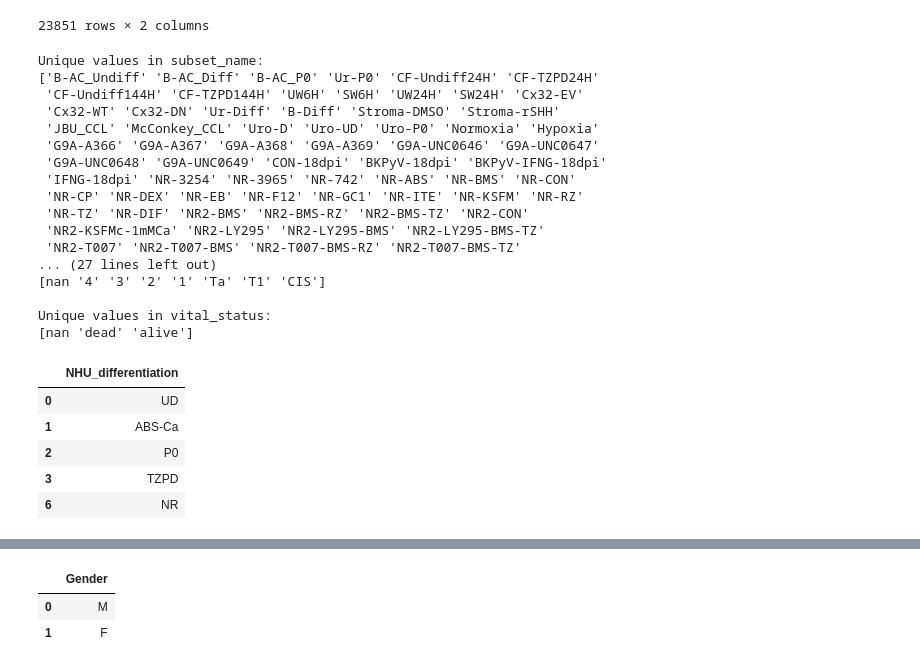
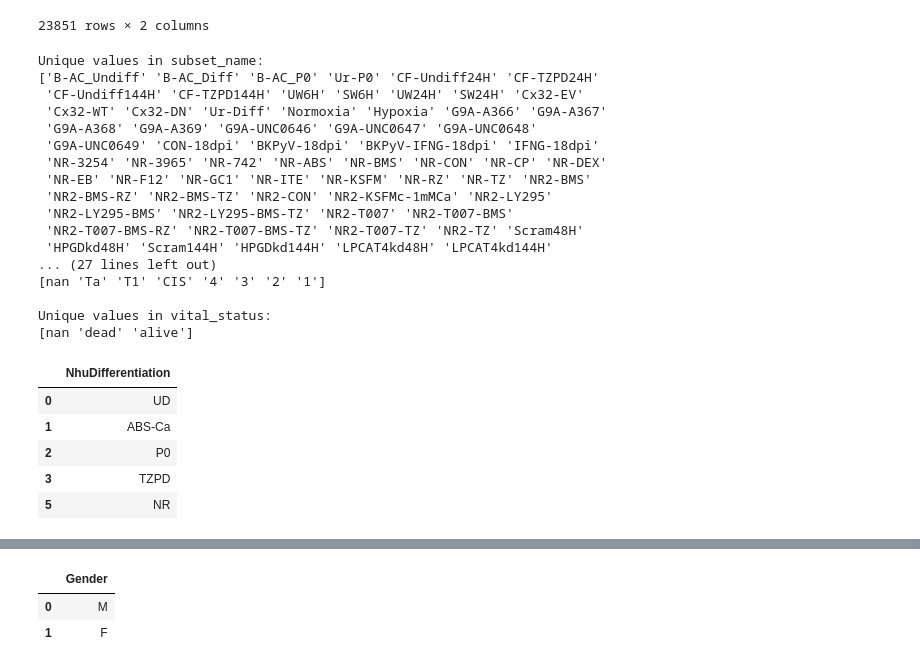
Before and after one commit to uoy-research/urotheliome-dash, a Jupyter notebook: db-generation/import_data.ipynb, the cells around one changed output, grey strips where cells are left out. Cells and saved outputs as stored; diff of their text form; code cells hidden in the pictures.

```diff
--- a/db-generation/import_data.ipynb
+++ b/db-generation/import_data.ipynb
@@ -17,5 +24,5 @@ conn.execute("PRAGMA foreign_keys = ON;")
 # %%
-metadata_file_path = "../JBU_data/metadata_v3.tsv"
+metadata_file_path = "../JBU_data/metadata_v4.tsv"
 all_data_file_path = "../JBU_data/all_data_test.tsv"
 # %%
 def load_metadata_tsv(file_path):
@@ -112,17 +119,17 @@ for col in categorical_columns:
 Unique values in subset_name:
 ['B-AC_Undiff' 'B-AC_Diff' 'B-AC_P0' 'Ur-P0' 'CF-Undiff24H' 'CF-TZPD24H'
  'CF-Undiff144H' 'CF-TZPD144H' 'UW6H' 'SW6H' 'UW24H' 'SW24H' 'Cx32-EV'
- 'Cx32-WT' 'Cx32-DN' 'Ur-Diff' 'B-Diff' 'Stroma-DMSO' 'Stroma-rSHH'
- 'JBU_CCL' 'McConkey_CCL' 'Uro-D' 'Uro-UD' 'Uro-P0' 'Normoxia' 'Hypoxia'
- 'G9A-A366' 'G9A-A367' 'G9A-A368' 'G9A-A369' 'G9A-UNC0646' 'G9A-UNC0647'
- 'G9A-UNC0648' 'G9A-UNC0649' 'CON-18dpi' 'BKPyV-18dpi' 'BKPyV-IFNG-18dpi'
- 'IFNG-18dpi' 'NR-3254' 'NR-3965' 'NR-742' 'NR-ABS' 'NR-BMS' 'NR-CON'
- 'NR-CP' 'NR-DEX' 'NR-EB' 'NR-F12' 'NR-GC1' 'NR-ITE' 'NR-KSFM' 'NR-RZ'
- 'NR-TZ' 'NR-DIF' 'NR2-BMS' 'NR2-BMS-RZ' 'NR2-BMS-TZ' 'NR2-CON'
- 'NR2-KSFMc-1mMCa' 'NR2-LY295' 'NR2-LY295-BMS' 'NR2-LY295-BMS-TZ'
- 'NR2-T007' 'NR2-T007-BMS' 'NR2-T007-BMS-RZ' 'NR2-T007-BMS-TZ'
+ 'Cx32-WT' 'Cx32-DN' 'Ur-Diff' 'Normoxia' 'Hypoxia' 'G9A-A366' 'G9A-A367'
+ 'G9A-A368' 'G9A-A369' 'G9A-UNC0646' 'G9A-UNC0647' 'G9A-UNC0648'
+ 'G9A-UNC0649' 'CON-18dpi' 'BKPyV-18dpi' 'BKPyV-IFNG-18dpi' 'IFNG-18dpi'
+ 'NR-3254' 'NR-3965' 'NR-742' 'NR-ABS' 'NR-BMS' 'NR-CON' 'NR-CP' 'NR-DEX'
+ 'NR-EB' 'NR-F12' 'NR-GC1' 'NR-ITE' 'NR-KSFM' 'NR-RZ' 'NR-TZ' 'NR2-BMS'
+ 'NR2-BMS-RZ' 'NR2-BMS-TZ' 'NR2-CON' 'NR2-KSFMc-1mMCa' 'NR2-LY295'
+ 'NR2-LY295-BMS' 'NR2-LY295-BMS-TZ' 'NR2-T007' 'NR2-T007-BMS'
+ 'NR2-T007-BMS-RZ' 'NR2-T007-BMS-TZ' 'NR2-T007-TZ' 'NR2-TZ' 'Scram48H'
+ 'HPGDkd48H' 'Scram144H' 'HPGDkd144H' 'LPCAT4kd48H' 'LPCAT4kd144H'
 ... (27 lines left out)
-[nan '4' '3' '2' '1' 'Ta' 'T1' 'CIS']
+[nan 'Ta' 'T1' 'CIS' '4' '3' '2' '1']
 
 Unique values in vital_status:
 [nan 'dead' 'alive']
@@ -142,17 +149,18 @@ Unique values in vital_status:
 # %%
 # NHU
 nhu_df = metadata_df[['NHU_differentiation']].drop_duplicates().reset_index(drop=True)
 nhu_df = nhu_df.dropna()
 # Remove '?' row
 nhu_df = nhu_df[nhu_df['NHU_differentiation'] != '?']
+nhu_df = nhu_df.rename(columns={"NHU_differentiation": "NhuDifferentiation"})
 nhu_df
 # %% [output]
-|  | NHU_differentiation |
+|  | NhuDifferentiation |
 | 0 | UD |
 | 1 | ABS-Ca |
 | 2 | P0 |
 | 3 | TZPD |
-| 6 | NR |
+| 5 | NR |
 # %%
 insert_into_db(nhu_df, "NHU", conn)
 # %% [output]
```
Also changed, not shown: parts of 30 cells of this notebook, 1 other file.
